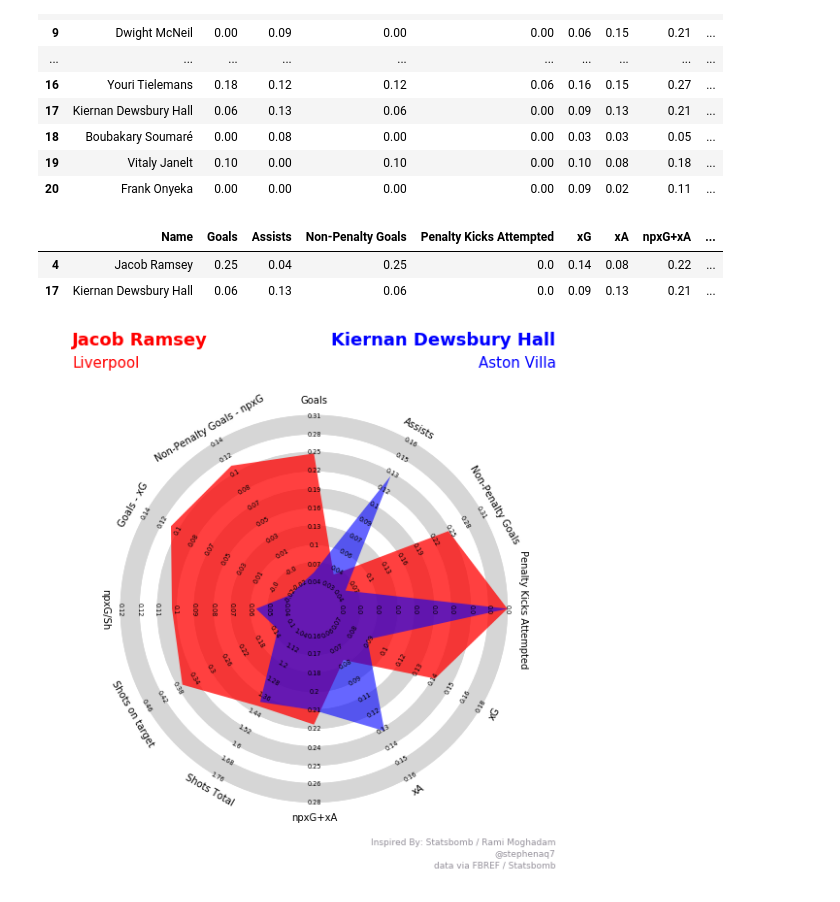
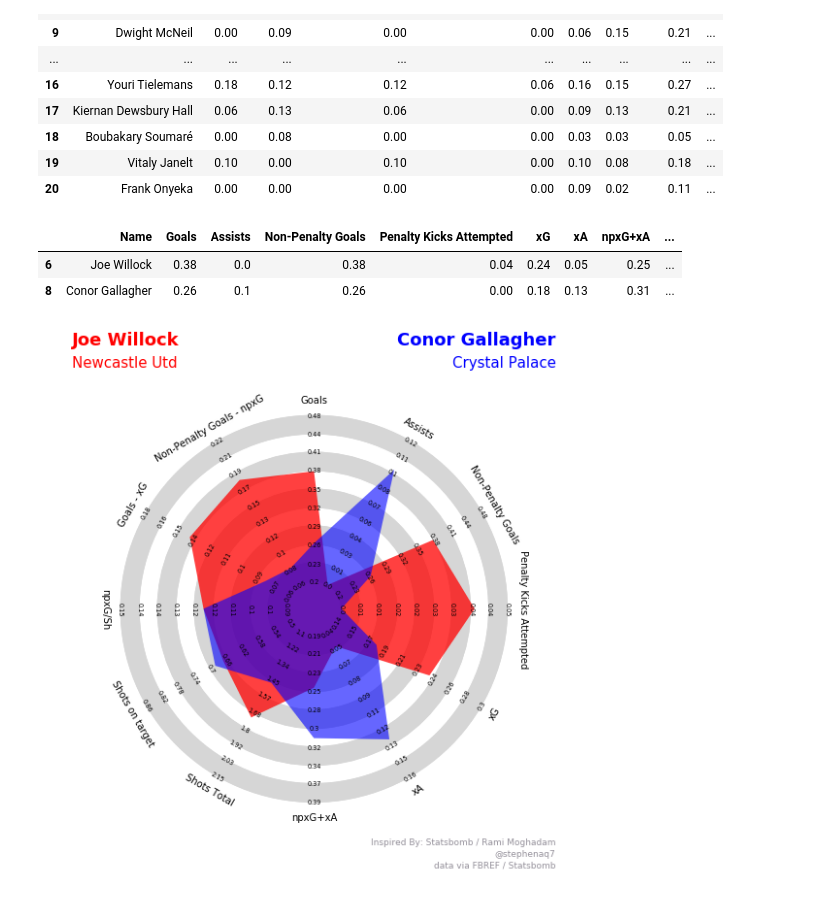
Before and after one commit to steveaq/Webs-Scraping-for-Fooball-Data-, a Jupyter notebook: FBREF - Building a Proxy Database.ipynb, the cells around one changed output. Cells and saved outputs as stored; diff of their text form; code cells hidden in the pictures.

```diff
--- a/FBREF - Building a Proxy Database.ipynb
+++ b/FBREF - Building a Proxy Database.ipynb
@@ -453,9 +451,11 @@ names = ["Jacob Ramsey","Kiernan Dewsbury Hall"]
+# %%
+names = ["Conor Gallagher","Joe Willock"]
 # %%
 per_90_dataframe[per_90_dataframe.Name.isin(names)]
 # %% [output]
 |  | Name | Goals | Assists | Non-Penalty Goals | Penalty Kicks Attempted | xG | xA | npxG+xA | ... |
-| 4 | Jacob Ramsey | 0.25 | 0.04 | 0.25 | 0.0 | 0.14 | 0.08 | 0.22 | ... |
-| 17 | Kiernan Dewsbury Hall | 0.06 | 0.13 | 0.06 | 0.0 | 0.09 | 0.13 | 0.21 | ... |
+| 6 | Joe Willock | 0.38 | 0.0 | 0.38 | 0.04 | 0.24 | 0.05 | 0.25 | ... |
+| 8 | Conor Gallagher | 0.26 | 0.1 | 0.26 | 0.00 | 0.18 | 0.13 | 0.31 | ... |
 # %%
 player_names = list(per_90_dataframe.Name.unique())
 per_90_dataframe.reset_index(drop=True)
@@ -483,33 +483,50 @@ a_values = per_90_dataframe.iloc[0].values.tolist()
 
 b_values = per_90_dataframe.iloc[1].values.tolist()
 
 a_values = a_values[1:]
 b_values = b_values[1:]
 
 values = [a_values,b_values]
 
+get_clubs = subset_of_data[subset_of_data.Player.isin(names)]
+link_list = list(get_clubs.urls.unique())
+title_vars = []
+for x in link_list:
+    warnings.filterwarnings("ignore")
+    html_content = requests.get(x).text.replace('<!--', '').replace('-->', '')
+    df2 = pd.read_html(html_content)
+    df2[5].columns = df2[5].columns.droplevel(0)
+    stats2 = df2[5]
+    key_vars = stats2[["Season","Age","Squad"]]
+    key_vars = key_vars[key_vars.Season.isin(["2021-2022"])]
+    title_vars.append(key_vars)
+title_vars = pd.concat(title_vars)
+ages = list(title_vars.Age.unique())
+teams = list(title_vars.Squad.unique())
+
 #title
 
 title = dict(
     title_name= player_names[0],
     title_color = 'red',
-    subtitle_name = 'Liverpool',
+    subtitle_name = teams[0],
     subtitle_color = 'red',
+
     title_name_2= player_names[1],
     title_color_2 = 'blue',
-    subtitle_name_2 = 'Aston Villa',
+    subtitle_name_2 = teams[1],
     subtitle_color_2 = 'blue',
     title_fontsize = 18,
     subtitle_fontsize=15
 )
 
 endnote = '@stephenaq7\ndata via FBREF / Statsbomb'
 
 radar = Radar()
 
 fig,ax = radar.plot_radar(ranges=ranges,params=params,values=values,
                          radar_color=['red','blue'],
                          alphas=[.75,.6],title=title,endnote=endnote,
                          compare=True)
 # %% [output]
-[figure, old version]
+[figure, new version]
```
Also changed, not shown: parts of 2 cells of this notebook.
